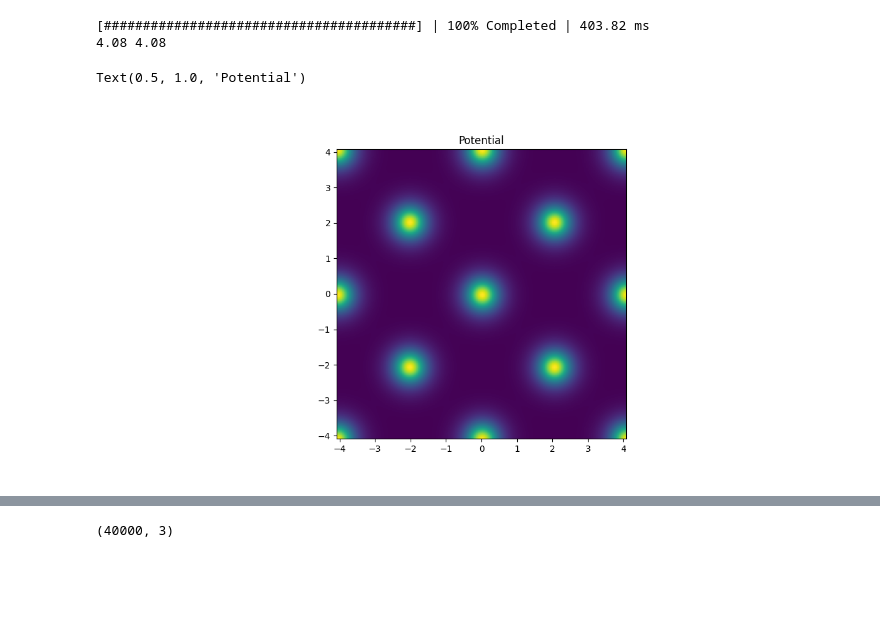
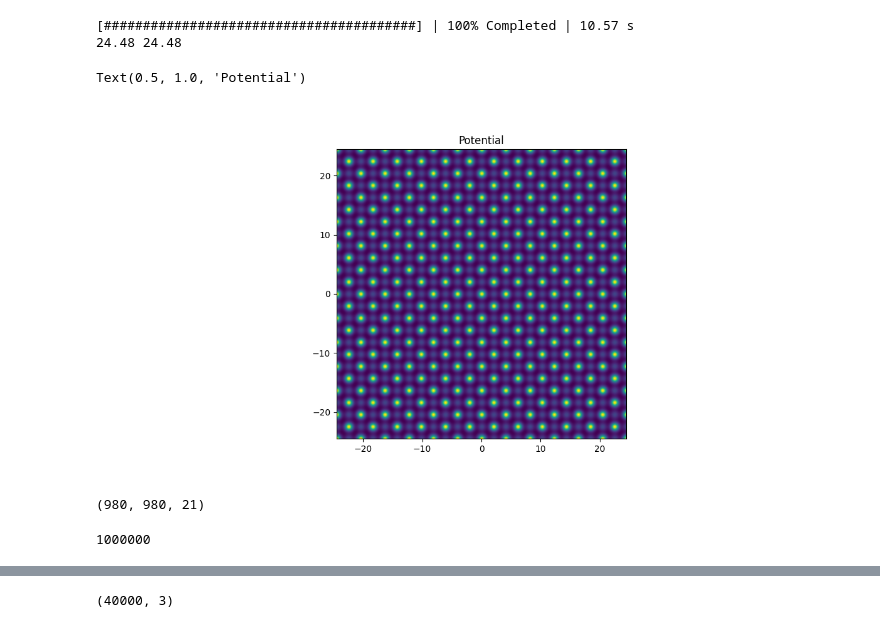
Before and after one commit to DavidLanders95/MonteCarloMS, a Jupyter notebook: eikonal.ipynb, the cells around one changed output, grey strips where cells are left out. Drawn from its saved outputs; the diff is of its cells as text; code cells hidden in the pictures; blank space fills up the shorter version.

Commit message:
Plane wave for many atoms I think works, but seems to return junk.

```diff
--- a/eikonal.ipynb
+++ b/eikonal.ipynb
@@ -28,16 +50,25 @@ total_thickness = 1
 
 num_slices = int(total_thickness / slice_thickness)
 
-cell_x = 2
-cell_y = 2
+cell_x = 12
+cell_y = 12
 cell_z = total_thickness
 
 # # # Create a cell with a large z-dimension
-# cell = [cell_x, cell_y, cell_z]  # 10x10 Angstroms in x and y, total_thickness in z
+cell = [cell_x, cell_y, cell_z]  # 10x10 Angstroms in x and y, total_thickness in z
+
+half_x = cell[0] / 2
+half_y = cell[1] / 2
+half_z = cell[2] / 2
 
 # # # Place a single gold atom at the center of the cell
 # position = [cell_x / 2, cell_y / 2, total_thickness / 2]
 # atoms = Atoms('Au', positions=[position], cell=cell, pbc=[False, False, False])
+
+# # # Place a single gold atom at the center of the cell
+# position0 = [cell_x / 2, cell_y / 3, total_thickness / 2]
+# # position1 = [cell_x / 2, cell_y * 2 / 3, total_thickness / 2]
+# atoms = Atoms('Au', positions=[position0], cell=cell, pbc=[False, False, False])
 
 unit_cell = ase.build.bulk("Au", cubic=True)
 atoms = unit_cell * (cell_x, cell_y, cell_z)
@@ -76,39 +107,43 @@ V = potential.build().compute().array
 offset = [0, 0, 0]  # Place the atom at the origin
 
 print(half_x, half_y)
-# half_x = cell[0] / 2
-# half_y = cell[1] / 2
-# half_z = cell[2] / 2
 # %% [output]
-[########################################] | 100% Completed | 403.82 ms
-4.08 4.08
+[########################################] | 100% Completed | 10.57 s
+24.48 24.48
 # %%
 fig, ax = plt.subplots(1, 1, figsize=(12, 6))
-ax.imshow(V[2, :, :], extent = (-half_x, half_x, -half_y, half_y))
+ax.imshow(V[4, :, :], extent = (-half_x, half_x, -half_y, half_y))
 ax.set_title('Potential')
 # %% [output]
 Text(0.5, 1.0, 'Potential')
-[figure, old version]
+[figure, new version]
 # %%
-k = 2 * np.pi / wavelength
+if xp == cp:
+    V = cp.array(V)
+
+
+k = 2 * xp.pi / wavelength
 
 V_xyz = PHI_0 - V.T
 
-n = np.sqrt(V_xyz / PHI_0)
-dndx, dndy, dndz = np.gradient(n)
+n = xp.sqrt(V_xyz / PHI_0)
+dndx, dndy, dndz = xp.gradient(n)
 
+print(n.shape)
 nx, ny, nz = V.T.shape
 
-x = np.linspace(-half_x, half_x, nx, endpoint = False)  # x coordinates
-y = np.linspace(-half_y, half_y, ny, endpoint = False)  # y coordinates
-z = np.linspace(-half_z, half_z, nz, endpoint = True)  # z coordinates
+x = xp.linspace(-half_x, half_x, nx, endpoint = False)  # x coordinates
+y = xp.linspace(-half_y, half_y, ny, endpoint = False)  # y coordinates
+z = xp.linspace(-half_z, half_z, nz, endpoint = True)  # z coordinates
 
 n_interp = RegularGridInterpolator((x, y, z), n, method = 'linear', bounds_error=False, fill_value=1.0)
 dndx_interp = RegularGridInterpolator((x, y, z), dndx, method = 'linear', bounds_error=False, fill_value=0.0)
 dndy_interp = RegularGridInterpolator((x, y, z), dndy, method = 'linear', bounds_error=False, fill_value=0.0)
 dndz_interp = RegularGridInterpolator((x, y, z), dndz, method = 'linear', bounds_error=False, fill_value=0.0)
 
-xx, yy = np.meshgrid(x, y)
+xx, yy = xp.meshgrid(x, y)
+# %% [output]
+(980, 980, 21)
 # %%
 def step_slice(r, z, dz, n, dndx, dndy, dndz):
 
@@ -152,16 +184,20 @@ def step_z(r, z, dz):
 # %%
-num_rays = 1000
+num_rays = int(1e6)
+print(num_rays)
 z0_atom = -half_z
 dz = slice_thickness
 
 # Generate random angles and radii
-angles = np.random.uniform(0, 2 * np.pi, num_rays)
-radii = np.random.uniform(0, half_x, num_rays)
+angles = xp.random.uniform(0, 2 * xp.pi, num_rays)
+radii = xp.random.uniform(0, 10, num_rays)
 
 # Convert polar coordinates to Cartesian coordinates
-x0s = radii * np.cos(angles)
-y0s = radii * np.sin(angles)
+# x0s = xp.random.uniform(-0.5, 0.5, num_rays)
+# y0s = xp.concatenate([xp.random.uniform(-2.5, -1.5, num_rays//2), xp.random.uniform(1.5, 2.5, num_rays//2)])
+# y0s = xp.concatenate([xp.random.uniform(-2.5, -1.5, num_rays)])
 
+x0s = radii * xp.cos(angles)
+y0s = radii * xp.sin(angles)
 
 z0 = -1000
 
@@ -169,13 +205,13 @@ dx0 = 0.0
 dy0 = 0.0
 opl0 = 0.0
 
-rho = np.sqrt(dx0 ** 2 + dy0 ** 2)
+rho = xp.sqrt(dx0 ** 2 + dy0 ** 2)
 dz0 = z0_atom - z0
 z1 = z0 + dz0
 
-r = np.zeros((num_rays, num_slices + 3, 5))
+r = xp.zeros((num_rays, num_slices + 3, 5))
 
-z_sol = np.zeros(num_slices + 3)
+z_sol = xp.zeros(num_slices + 3)
 z_sol[0] = z0
 
 r[:, 0, 0] = x0s
@@ -183,6 +219,8 @@ r[:, 0, 1] = dx0
 r[:, 0, 2] = y0s
 r[:, 0, 3] = dy0
 r[:, 0, 4] = opl0
+# %% [output]
+1000000
 # %%
 
 r[:, 1, :], z_sol[1] = step_z(r[:, 0, :], z_sol[0], dz0)
```
Also changed, not shown: parts of 12 cells of this notebook.
